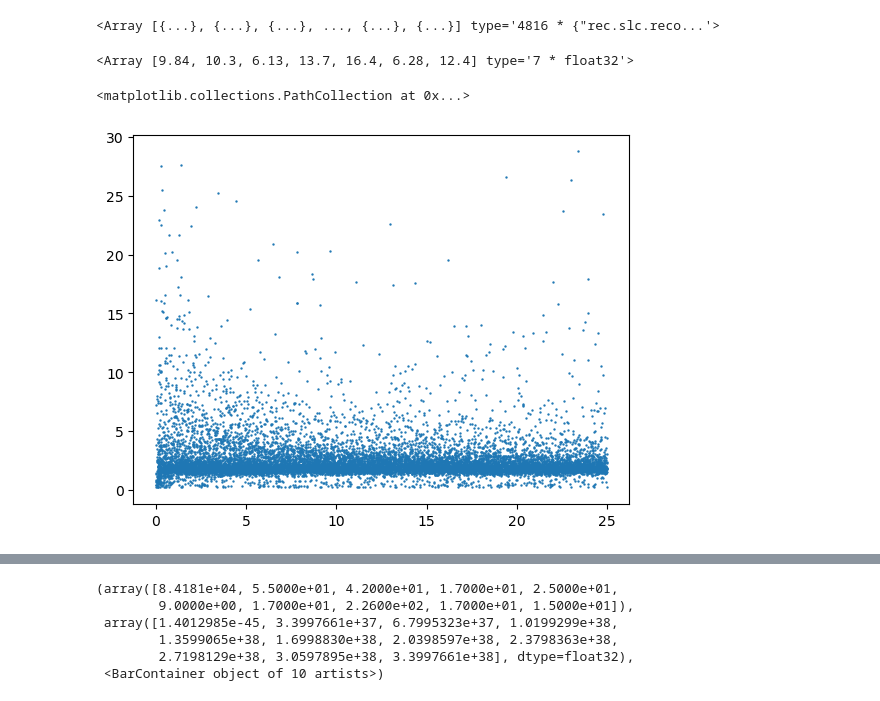
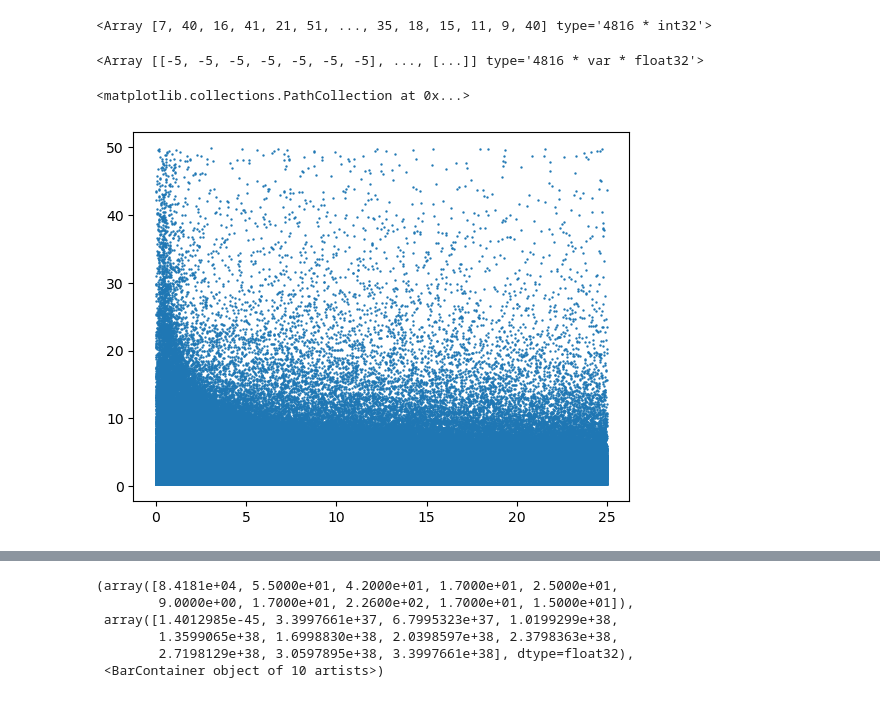
Before and after one commit to PINKTAIGAH/SHP, a Jupyter notebook: uproot_test/Legit data.ipynb, the cells around one changed output, grey strips where cells are left out. Drawn from its saved outputs; the diff is of its cells as text; code cells hidden in the pictures.

Commit message:
added function to create dedx vs rr plots

```diff
--- a/uproot_test/Legit data.ipynb
+++ b/uproot_test/Legit data.ipynb
@@ -27,22 +28,29 @@ file.keys()
  'rec.slc.reco.shw.truth.p.plane.1.2.nhit',
  ...]
 # %%
-file['rec.slc.reco.shw..totarraysize'].arrays()
+file['rec.slc.reco.shw..totarraysize'].array()
 # %% [output]
-<Array [{...}, {...}, {...}, ..., {...}, {...}] type='4816 * {"rec.slc.reco...'>
+<Array [7, 40, 16, 41, 21, 51, ..., 35, 18, 15, 11, 9, 40] type='4816 * int32'>
 # %%
-file['rec.reco.trk.chi2pid.2.chi2_muon'].array()[56]
+file['rec.slc.reco.shw.cosmicDist'].array()
 # %% [output]
-<Array [9.84, 10.3, 6.13, 13.7, 16.4, 6.28, 12.4] type='7 * float32'>
+<Array [[-5, -5, -5, -5, -5, -5, -5], ..., [...]] type='4816 * var * float32'>
 # %%
-energy= ak.flatten(file['rec.reco.trk.calo.1.points.rr'].array()).to_numpy()[:15000]
-dedx= ak.flatten(file['rec.reco.trk.calo.1.points.dedx'].array()).to_numpy()[:15000]
+rr_1= ak.flatten(file['rec.reco.trk.calo.0.points.rr'].array()).to_numpy()[:]
+rr_2= ak.flatten(file['rec.reco.trk.calo.1.points.rr'].array()).to_numpy()[:]
+rr_3= ak.flatten(file['rec.reco.trk.calo.2.points.rr'].array()).to_numpy()[:]
+dedx_1= ak.flatten(file['rec.reco.trk.calo.0.points.dedx'].array()).to_numpy()[:]
+dedx_2= ak.flatten(file['rec.reco.trk.calo.1.points.dedx'].array()).to_numpy()[:]
+dedx_3= ak.flatten(file['rec.reco.trk.calo.2.points.dedx'].array()).to_numpy()[:]
 
-remove= np.where((dedx>30)|(energy>25))
-energy= np.delete(energy, remove)
+rr= np.concatenate((rr_1, rr_2, rr_3), axis= None)
+dedx= np.concatenate((dedx_1, dedx_2, dedx_3), axis=None)
+
+remove= np.where((dedx>50)|(rr>25))
+rr= np.delete(rr, remove)
 dedx= np.delete(dedx, remove)
 
-plt.scatter(energy, dedx, s=0.5)
+plt.scatter(rr, dedx, s=0.5)
 # %% [output]
 <matplotlib.collections.PathCollection at 0x...>
-[figure, old version]
+[figure, new version]
```
Also changed, not shown: parts of 3 cells of this notebook.
